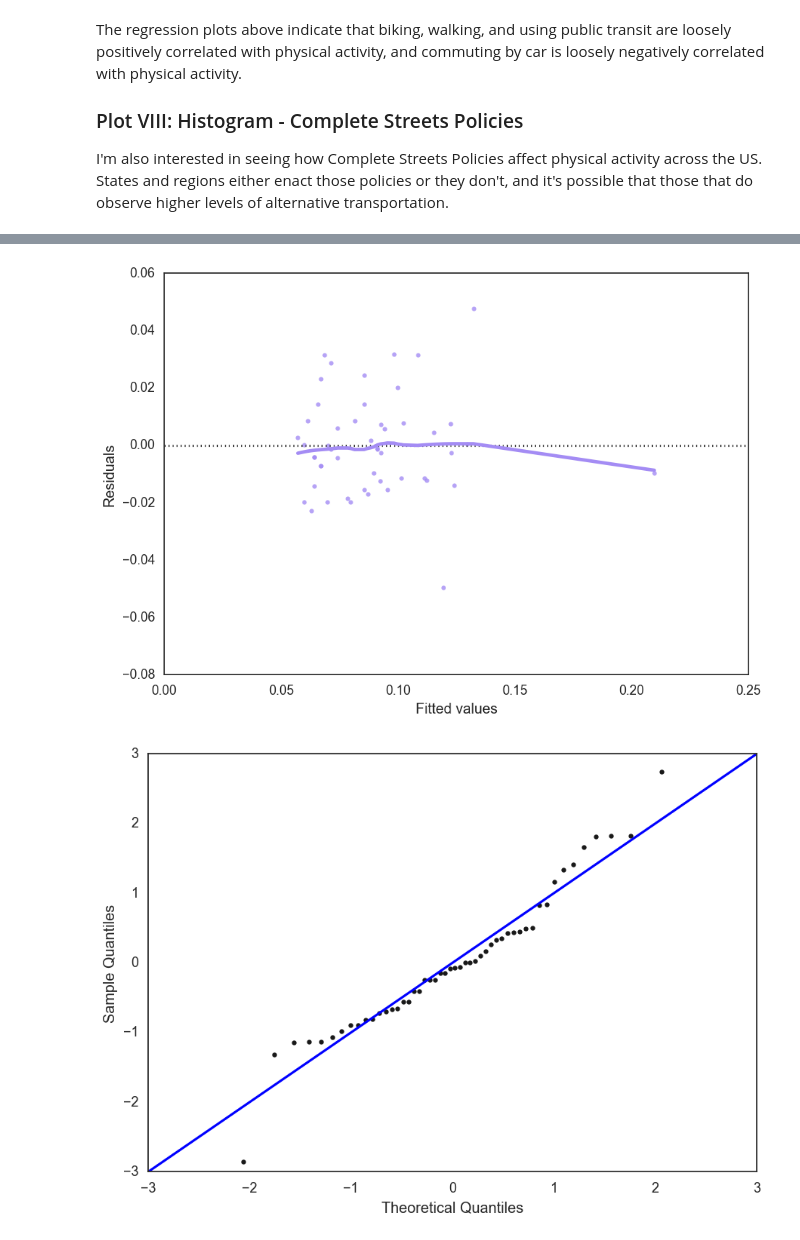
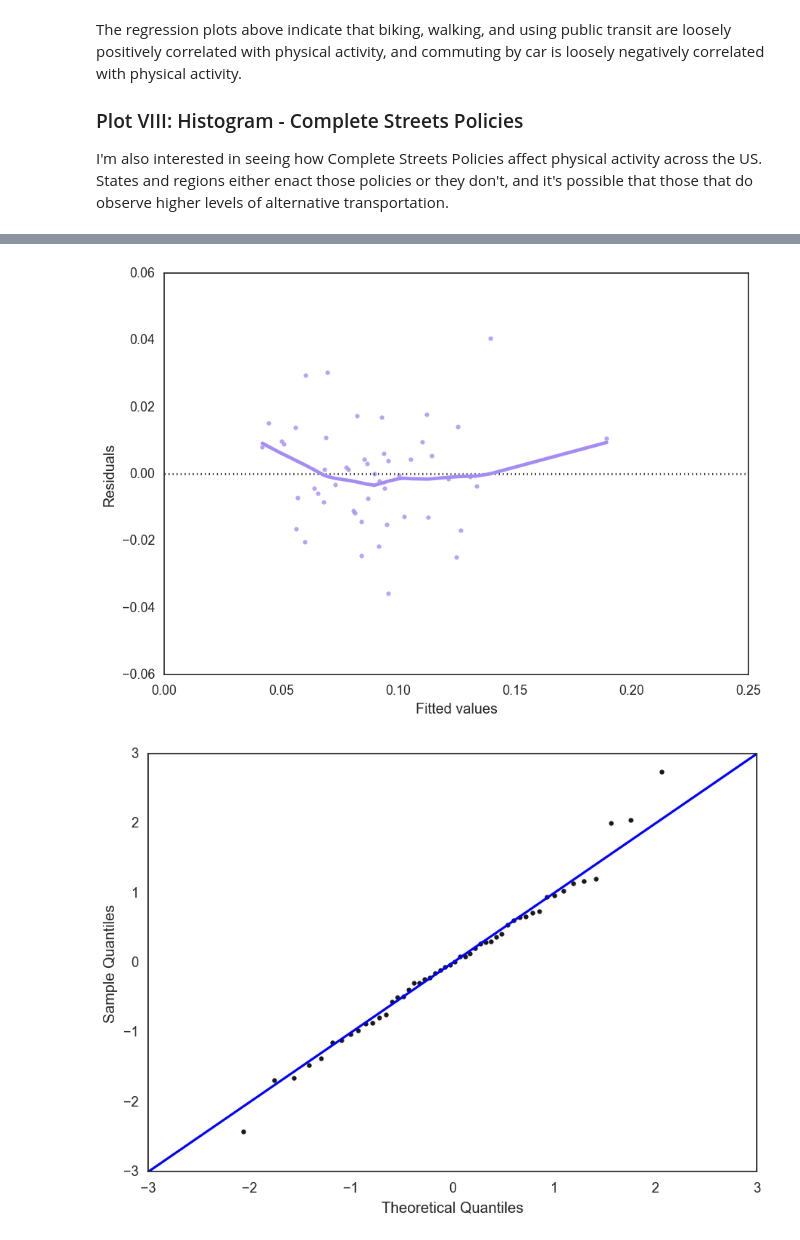
Before and after one commit to quinterojs/US-Bicycle-Commuting-Analysis, a Jupyter notebook: A Look at Bicycle Commuting in the US – Part I.ipynb, the cells around one changed output, grey strips where cells are left out. Drawn from its saved outputs; the diff is of its cells as text; code cells hidden in the pictures.

```diff
--- a/A Look at Bicycle Commuting in the US – Part I.ipynb
+++ b/A Look at Bicycle Commuting in the US – Part I.ipynb
@@ -333,31 +336,31 @@ In this first iteration of the model, let's use all four commute modes as the co
 # %%
-# Linear Regression Model
-# Iteration 1 with Robust Standard Errors
+### Linear Regression Model
+# Iteration 3 with Robust Standard Errors
 np.asarray(df)
 y = df['physical_raw']
-X = df[['bike_share', 'walk_share', 'auto_share', 'transit_share']]
+X = df[['bike_share', 'walk_share', 'auto_share', 'duidwi_raw', 'proxmajorhwy_raw']]
 X = sm.add_constant(X)
 mod = smf.OLS(y.astype(float), X.astype(float))
 res = mod.fit(cov_type='HC3')
 
 # Regression Diagnostics
 # Fitted Values vs. Standardized Residuals Plot
 residuals = res.resid
 fitted = res.fittedvalues
 ax = sns.residplot(fitted, residuals, lowess=True, color=p[6])
 ax.set(xlabel='Fitted values', ylabel='Residuals')
 plt.show()
 
 # Q-Q Plot
 pp = sm.ProbPlot(residuals, fit=True)
 qq = pp.qqplot(marker='.', markerfacecolor='k', markeredgecolor='k', alpha=0.9)
 sm.qqline(qq.axes[0], line='45', fmt='blue')
 plt.show()
 
 # Regression results
 print(res.summary())
 # %% [output]
-[figure, old version]
+[figure, new version]
-[figure, old version]
+[figure, new version]
                             OLS Regression Results
 ==============================================================================
```
Also changed, not shown: parts of 10 cells of this notebook.
